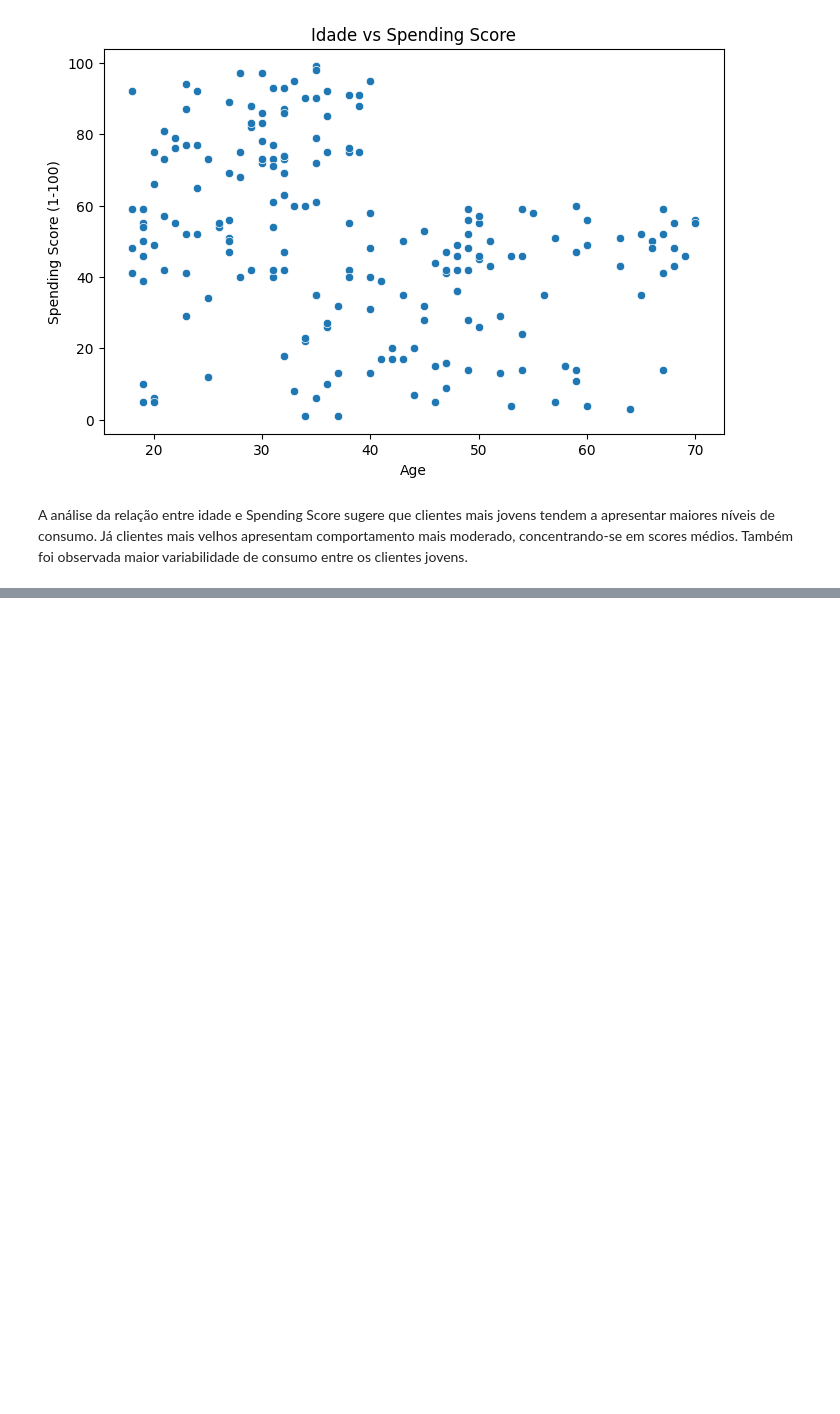
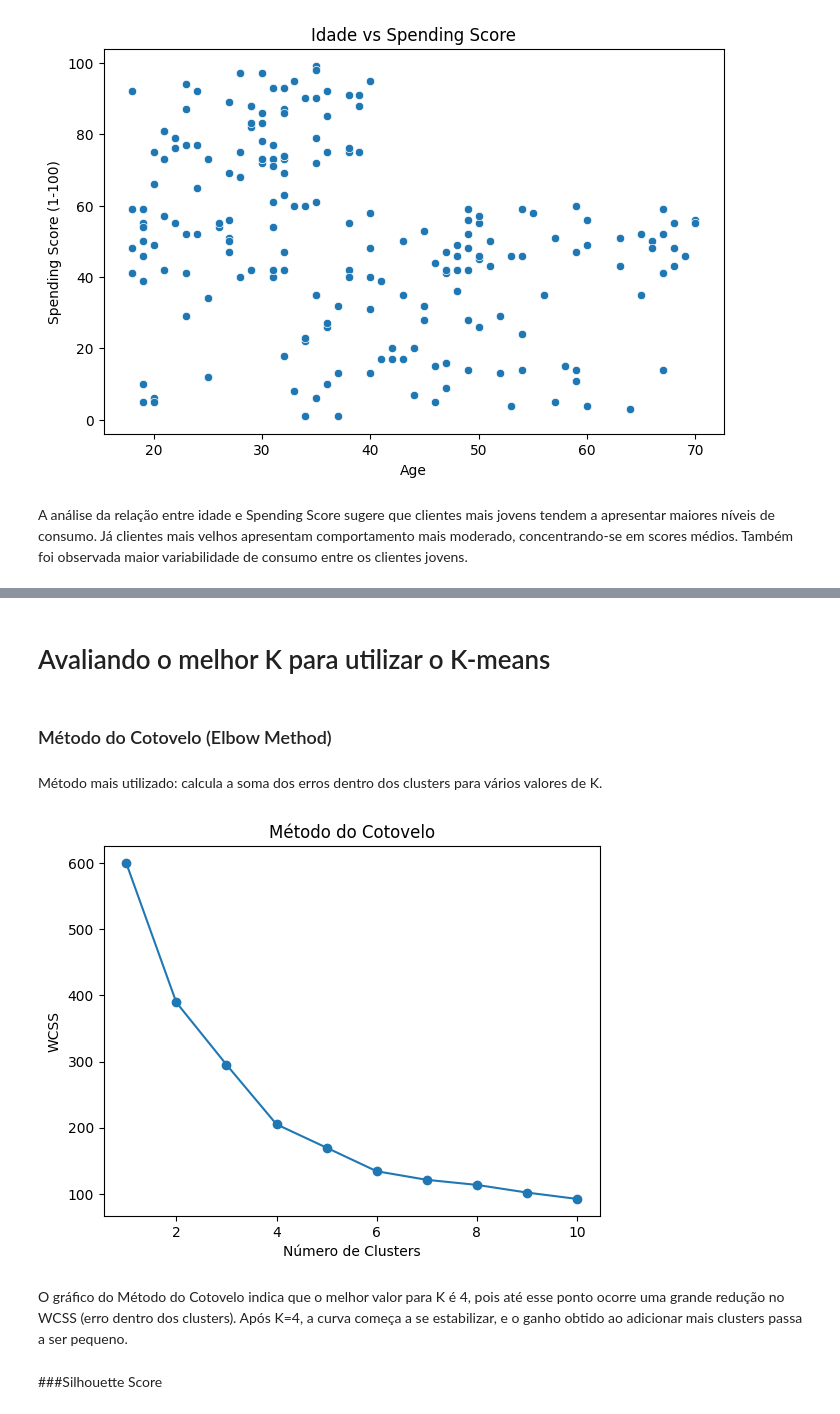
Before and after one commit to jlltj-ai/Portif-lio_ciencia_dados, a Jupyter notebook: Modelos de Classificação/Perfil_de_Cliente.ipynb, the cells around one changed output, grey strips where cells are left out. Saved outputs shown, nothing was run; the diff lists cells and outputs as text; code cells hidden in the pictures; blank space fills up the shorter version.

```diff
--- a/Modelos de Classificação/Perfil_de_Cliente.ipynb
+++ b/Modelos de Classificação/Perfil_de_Cliente.ipynb
@@ -120,0 +137,12 @@ A análise da relação entre idade e Spending Score sugere que clientes mais jo
+# %%
+stand = StandardScaler()
+# %%
+#Fazendo uma cópia do df original
+
+base_normalizada = df.copy()
+# %%
+base_normalizada[['Age', 'Annual Income (k$)', 'Spending Score (1-100)']] = stand.fit_transform(
+    base_normalizada[['Age', 'Annual Income (k$)', 'Spending Score (1-100)']])
+# %%
+base_normalizada = base_normalizada[['Age', 'Annual Income (k$)', 'Spending Score (1-100)']]
+base_normalizada.head()
@@ -120,0 +156,25 @@ A análise da relação entre idade e Spending Score sugere que clientes mais jo
+# %% [markdown]
+# Avaliando o melhor K para utilizar o K-means
+# %% [markdown]
+### Método do Cotovelo (Elbow Method)
+# %% [markdown]
+Método mais utilizado: calcula a soma dos erros dentro dos clusters para vários valores de K.
+# %%
+wcss = []
+
+for k in range(1, 11):
+    kmeans = KMeans(n_clusters=k, random_state=42)
+    kmeans.fit(base_normalizada)
+    wcss.append(kmeans.inertia_)
+
+plt.plot(range(1, 11), wcss, marker='o')
+plt.xlabel('Número de Clusters')
+plt.ylabel('WCSS')
+plt.title('Método do Cotovelo')
+plt.show()
+# %% [output]
+[figure, added]
+# %% [markdown]
+O gráfico do Método do Cotovelo indica que o melhor valor para K é 4, pois até esse ponto ocorre uma grande redução no WCSS (erro dentro dos clusters). Após K=4, a curva começa a se estabilizar, e o ganho obtido ao adicionar mais clusters passa a ser pequeno.
+# %% [markdown]
+###Silhouette Score
```
Also changed, not shown: parts of 25 cells of this notebook.
